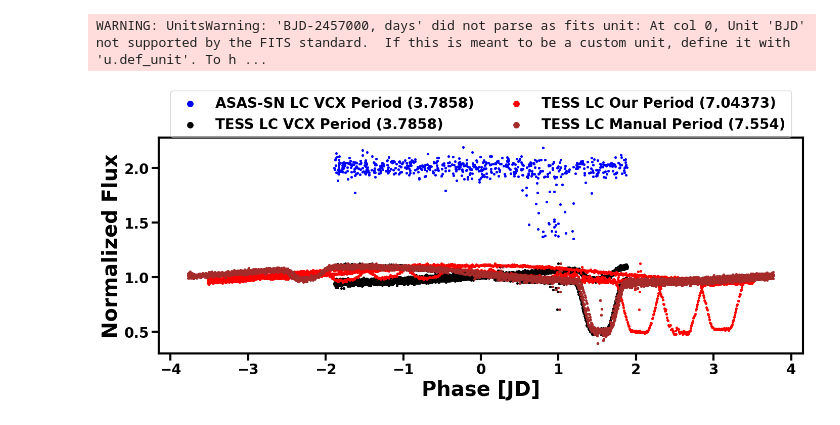
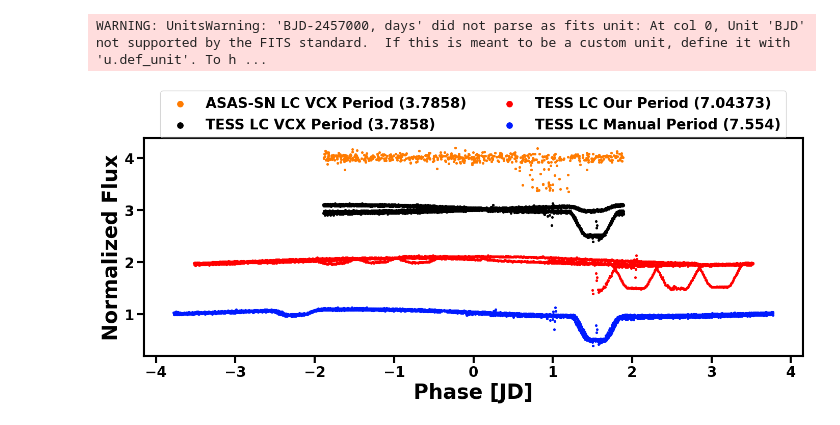
Before and after one commit to m-schochet/asas-sn-cnn, a Jupyter notebook: plots/phase_foldedlcs.ipynb, the cells around one changed output. Cells and saved outputs as stored; diff of their text form; code cells hidden in the pictures.

```diff
--- a/plots/phase_foldedlcs.ipynb
+++ b/plots/phase_foldedlcs.ipynb
@@ -279,24 +279,24 @@ tesslceb = lk.LightCurve(time=tesslctime, flux=tesslcflux).normalize().remove_ou
 # %%
 plotter = lcnormedeb.fold(period=3.7858, epoch_phase=1.5) #them
 tesslcxcateb = tesslceb.fold(period= 3.7858, epoch_phase=1.5) # them
 tesslcuscateb = tesslceb.fold(period=7.04373, epoch_phase=1.5) # us
 tesslcmanualeb = tesslceb.fold(period=7.554, epoch_phase=1.5) # manual
 
 
 fig, ax = plt.subplots(1, 1, figsize=(15, 7))
 
 
-scat = plotter.scatter(ax = ax, s=30, label='ASAS-SN LC VCX Period (3.7858)', c='b', offset=1, rasterized=True)
+scat = plotter.scatter(ax = ax, s=30, label='ASAS-SN LC VCX Period (3.7858)', c='#FF7B00', offset=3, rasterized=True)
+scat = tesslcxcateb.scatter(ax = ax, s=30, label='TESS LC VCX Period (3.7858)', c='k', offset=2, rasterized=True)
+scat = tesslcuscateb.scatter(ax = ax, s=30, label='TESS LC Our Period (7.04373)', c='r', offset=1, rasterized=True)
+scat = tesslcmanualeb.scatter(ax = ax, s=30, label='TESS LC Manual Period (7.554)', c="#001aff", rasterized=True)
 
 
-scat = tesslcxcateb.scatter(ax = ax, s=30, label='TESS LC VCX Period (3.7858)', c='k', rasterized=True)
-scat = tesslcuscateb.scatter(ax = ax, s=30, label='TESS LC Our Period (7.04373)', c='r', rasterized=True)
-scat = tesslcmanualeb.scatter(ax = ax, s=30, label='TESS LC Manual Period (7.554)', c='brown', rasterized=True)
 ax.set_ylabel('Normalized Flux', weight="bold")
 ax.set_xlabel('Phase [JD]', weight="bold")
 
 plt.legend(loc='upper center', bbox_to_anchor=(0.5, 1.25), ncol=2, fancybox=True, markerscale=3)
 plt.tight_layout(rect=[0, 0, 1, 1])
 plt.savefig('eb_phasefold.pdf', dpi=300)
 # %% [output]
-[figure, old version]
+[figure, new version]
```
Also changed, not shown: parts of 3 cells of this notebook.
